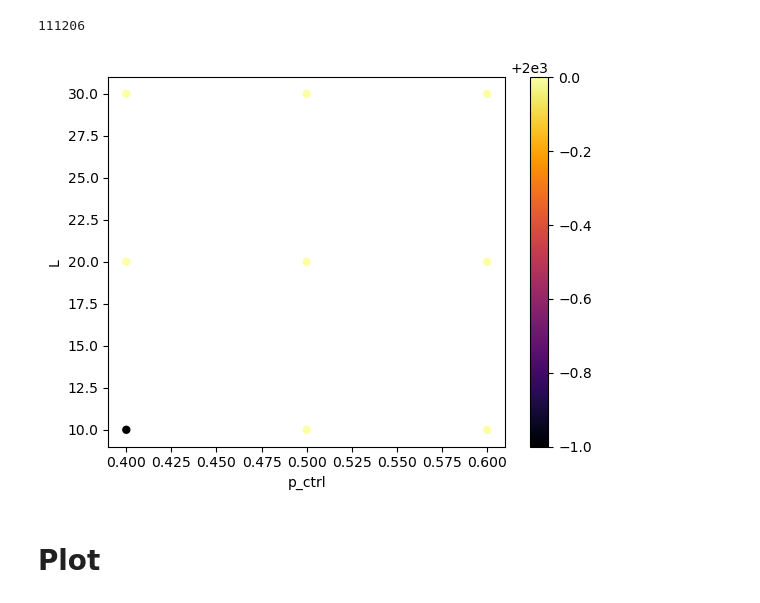
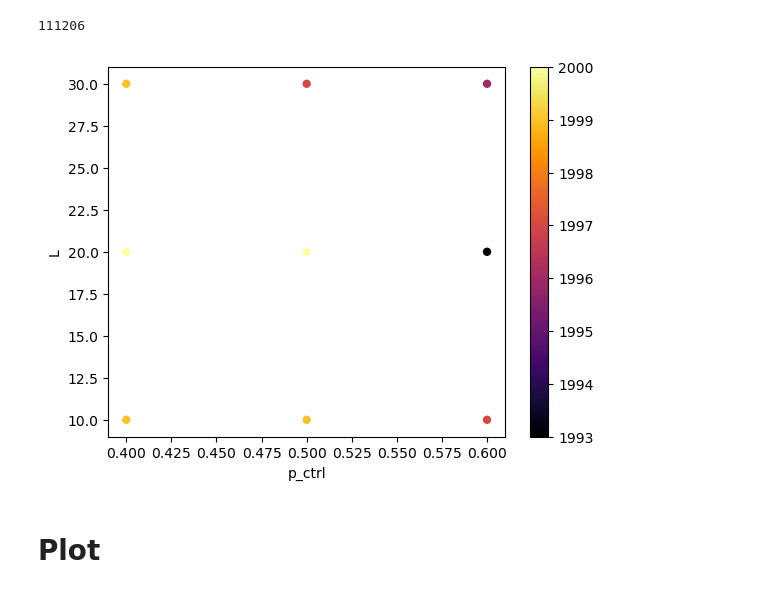
Before and after one commit to youtao1999/CT_MPS, a Jupyter notebook: FM_DW_T.ipynb, the cells around one changed output. Cells and saved outputs as stored; diff of their text form; code cells hidden in the pictures.

Commit message:
update run_CT_MPS_DW.jl by having a real space resolved order parameter

```diff
--- a/FM_DW_T.ipynb
+++ b/FM_DW_T.ipynb
@@ -138,9 +145,9 @@ len(fns)
 # %% [output]
 111206
 # %%
-visualize_dataset(df_MPS_0_DW,params={'Metrics':'DW1','T':0,'p_proj':0},xlabel='p_ctrl',ylabel='L')
+visualize_dataset(df_MPS_0_DW,params={'Metrics':'Oi','T':0,'p_proj':0},xlabel='p_ctrl',ylabel='L')
 # %% [output]
-[figure, old version]
+[figure, new version]
 # %% [markdown]
 # Plot
 # %% [markdown]
```
Also changed, not shown: parts of 11 cells of this notebook, 1 other file.
